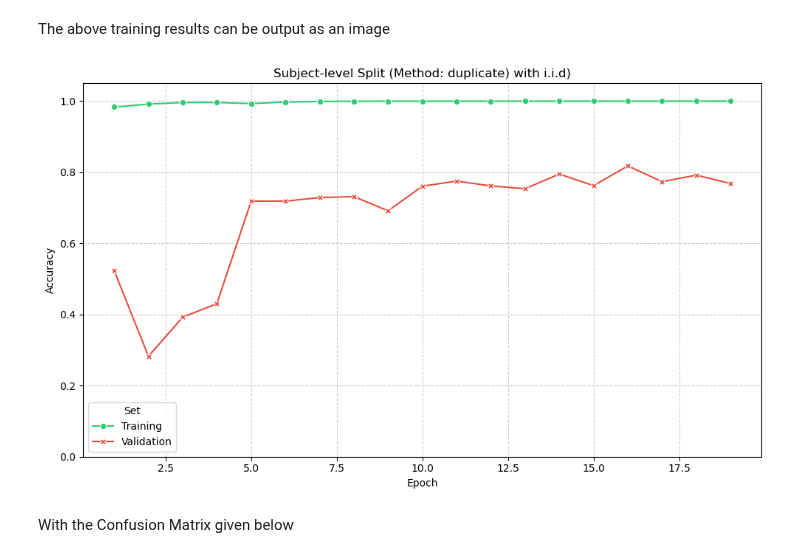
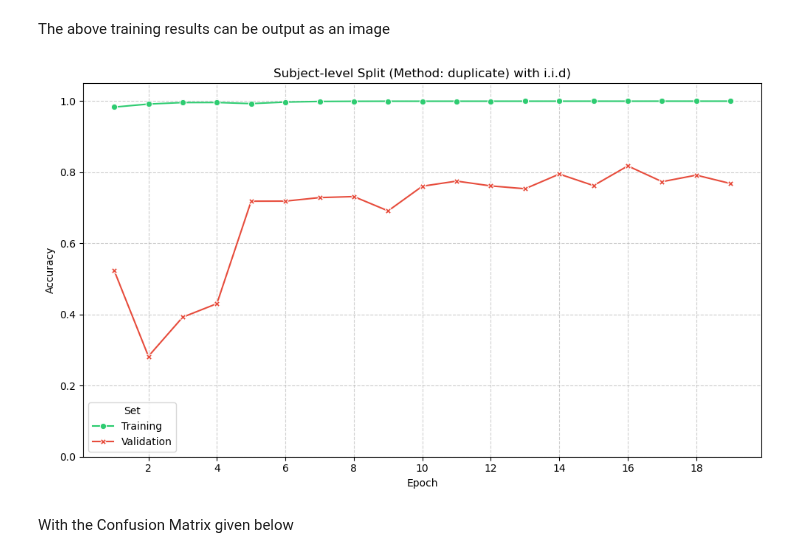
Before and after one commit to csning1998/biomedical-ml-oasis-data, a Jupyter notebook: 02_RQ1_Baseline.ipynb, the cells around one changed output. Saved outputs shown, nothing was run; the diff lists cells and outputs as text; code cells hidden in the pictures.

Commit message:
fix(plot): Force x-axis of the Training plot be integer.

```diff
--- a/02_RQ1_Baseline.ipynb
+++ b/02_RQ1_Baseline.ipynb
@@ -286,6 +305,7 @@ The above training results can be output as an image
 # %%
 import matplotlib.pyplot as plt
 import seaborn as sns
+from matplotlib.ticker import MaxNLocator
 
 # 1. Extract metrics from history object
 acc_train = history.history['sparse_categorical_accuracy']
@@ -297,34 +317,35 @@ data_rigorous = pd.DataFrame({
     'Epoch': list(epochs) + list(epochs),
     'Accuracy': acc_train + acc_val,
     'Set': ['Training'] * len(epochs) + ['Validation'] * len(epochs)
 })
 
 # 3. Plotting
 fig, ax = plt.subplots(figsize=(10, 6))
 
 sns.lineplot(
     data=data_rigorous,
     x='Epoch',
     y='Accuracy',
     hue='Set',
     style='Set',
     markers=True,
     dashes=False,
     palette={'Training': '#2ecc71', 'Validation': '#e74c3c'}, # Green for Train, Red for Val
     ax=ax
 )
 
 # 4. Styling
 ax.set_title(f"Subject-level Split (Method: {METHOD}) with i.i.d)", fontsize=12)
 ax.set_ylabel("Accuracy", fontsize=10)
 ax.set_xlabel("Epoch", fontsize=10)
 ax.set_ylim(0, 1.05)
 ax.grid(True, linestyle='--', alpha=0.6)
+ax.xaxis.set_major_locator(MaxNLocator(integer=True))
 
 plt.tight_layout()
 plt.show()
 # %% [output]
-[figure, old version]
+[figure, new version]
 # %% [markdown]
 With the Confusion Matrix given below
 # %%
```
Also changed, not shown: parts of 5 cells of this notebook, 1 other file.
